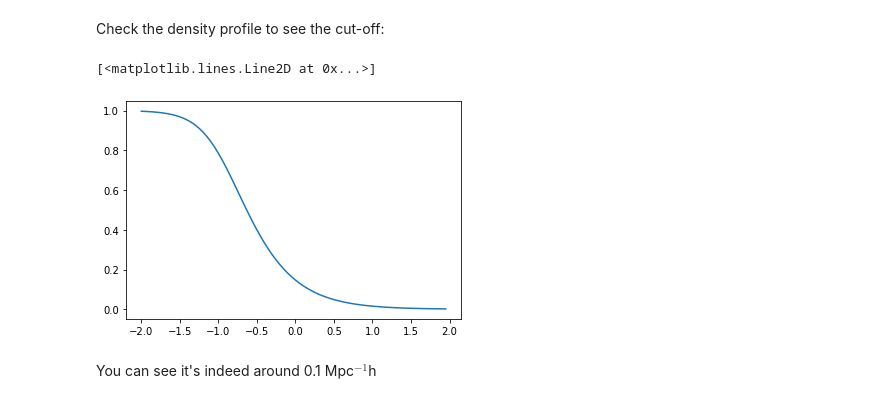
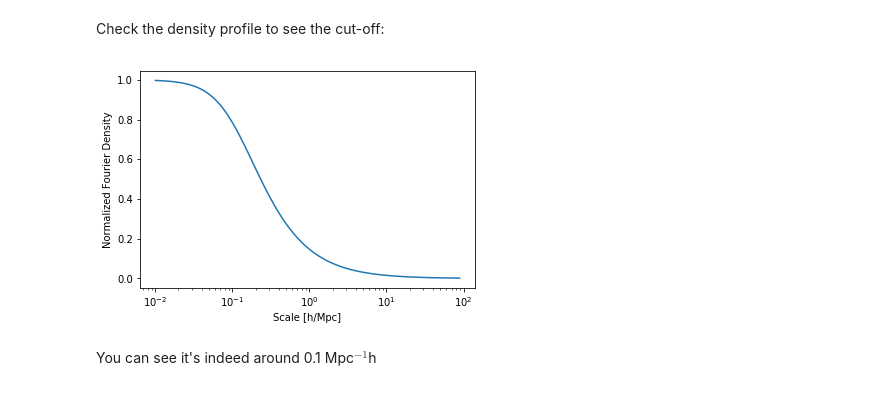
Before and after one commit to halomod/halomod, a Jupyter notebook: docs/examples/beyond_galaxy.ipynb, the cells around one changed output. Cells and saved outputs as stored; diff of their text form; code cells hidden in the pictures.

```diff
--- a/docs/examples/beyond_galaxy.ipynb
+++ b/docs/examples/beyond_galaxy.ipynb
@@ -72,15 +72,18 @@ Therefore, we only need to define a special concentration-mass relation to keep
 from halomod.concentration import CMRelation
 from hmf.halos.mass_definitions import SOMean
 # %%
-class cmflux(CMRelation):
+class CMFlux(CMRelation):
     _defaults = {'c_0': 4}
     native_mdefs = (SOMean(),)
 
     def cm(self,m,z):
         return self.params['c_0']*(m*10**(-11))**(1/3)
 # %%
-hm = TracerHaloModel(halo_concentration_model = cmflux,
-                    halo_profile_model = "PowerLawWithExpCut",
-                    halo_profile_params = {"b":2.0,"a":1.0},
-                    hod_model = "Constant")
+hm = TracerHaloModel(
+    halo_concentration_model = CMFlux,
+    halo_profile_model = "PowerLawWithExpCut",
+    halo_profile_params = {"b":2.0,"a":1.0},
+    hod_model = "Constant",
+    transfer_model='EH',
+)
 # %%
@@ -119,7 +124,7 @@ hm.mean_tracer_den/rhoc
 # %% [markdown]
 The density profile should satisfy $r_s/a = \lambda_{\rm mfp}$. $r_s$ can be obtained as:
 # %%
-rs = hm.halo_profile.halo_mass_to_radius(1e11)/hm.halo_concentration.cm(1e11,z=0)
+rs = hm.halo_profile.scale_radius(1e11)
 print(rs)
 # %% [output]
 0.027958379670079817
@@ -134,10 +141,12 @@ hm.halo_profile_params = {"a":rs/10}
 # %% [markdown]
 Check the density profile to see the cut-off:
 # %%
-plt.plot(np.log10(hm.k_hm),hm.tracer_profile.u(hm.k_hm,m=1e12))
+plt.plot(hm.k_hm,hm.tracer_profile.u(hm.k_hm,m=1e12))
+plt.xlabel("Scale [h/Mpc]")
+plt.ylabel("Normalized Fourier Density")
+plt.xscale('log')
 # %% [output]
-[<matplotlib.lines.Line2D at 0x...>]
-[figure, old version]
+[figure, new version]
 # %% [markdown]
 You can see it's indeed around 0.1 Mpc$^{-1}$h
 # %% [markdown]
```
Also changed, not shown: parts of 19 cells of this notebook, 1 other file.
